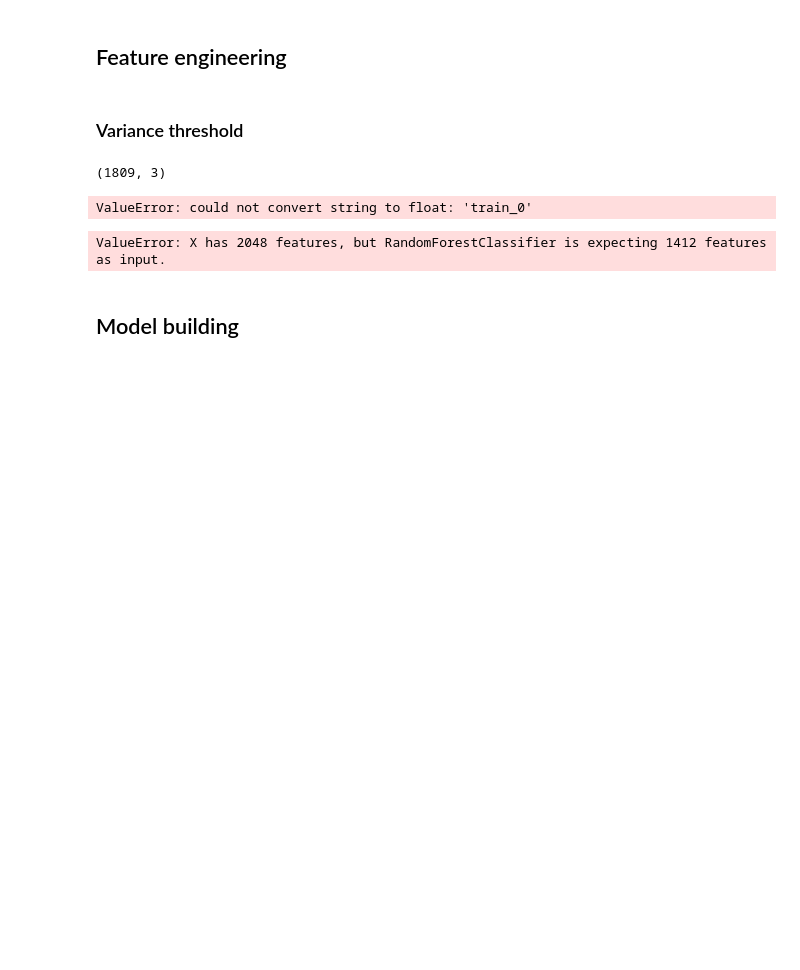
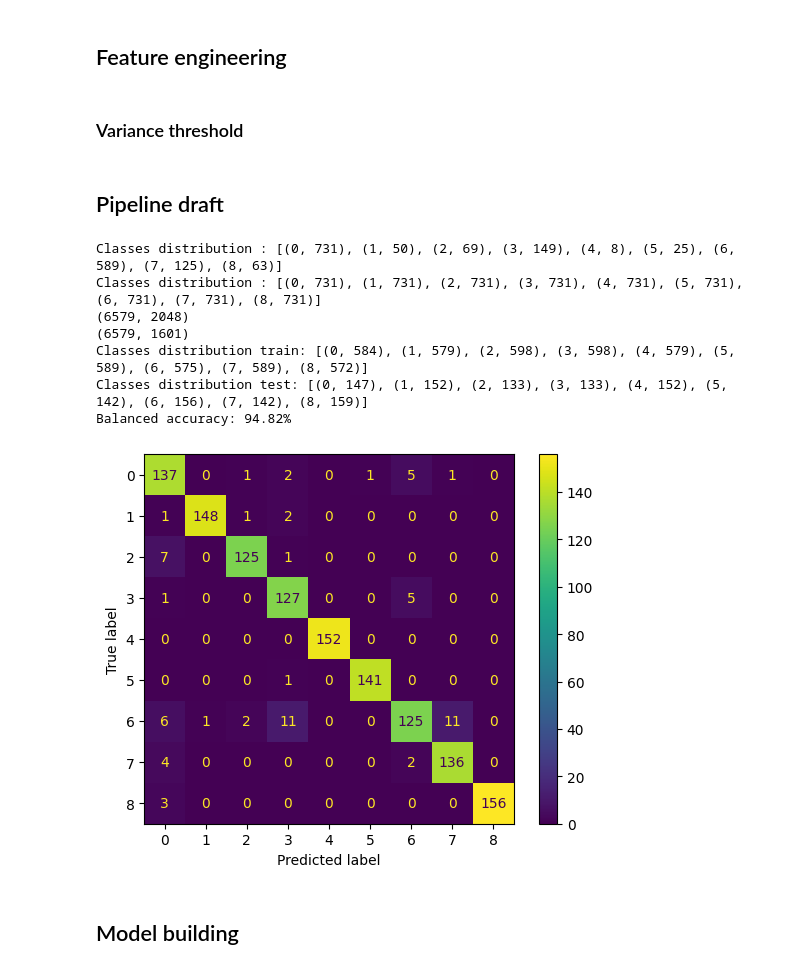
Before and after one commit to Bognanna/Molecular-Tastants, a Jupyter notebook: main.ipynb, the cells around one changed output. Saved outputs shown, nothing was run; the diff lists cells and outputs as text; code cells hidden in the pictures; blank space fills up the shorter version.

Commit message:
Created plan of pipeline

```diff
--- a/main.ipynb
+++ b/main.ipynb
@@ -221,45 +221,56 @@ plot_cm(cm_2)
 ## Feature engineering
 # %% [markdown]
 ### Variance threshold
+# %%
+from sklearn.feature_selection import VarianceThreshold
+
+def select_features(X, threshold = 0.05):
+
+    print(X.shape)
+    selector = VarianceThreshold(threshold=threshold)
+    X = selector.fit_transform(X)
+    print(X.shape)
+
+    return X
 # %%
-def train_test_split_data(X = df.smiles, y = df.taste):
-    ecfp_fp = ECFPFingerprint()
-    X = ecfp_fp.transform(X)
+def _train_test_split_data(X = df.smiles, y = df.taste):
 
     X_train, X_test, y_train, y_test = train_test_split(X, y, test_size=0.2)
     print(f'Classes distribution train: {sorted(Counter(y_train).items())}')
     print(f'Classes distribution test: {sorted(Counter(y_test).items())}')
 
     return X_train, X_test, y_train, y_test
-# %%
-## TODO Jak selekcjonować cechy, tak by pracować też na zbiorze testowym
-# czy od tego jest właśnie pipeline?
-
-from sklearn.feature_selection import VarianceThreshold
-
-print(df.shape)
-
-selector = VarianceThreshold(threshold=0.05)
-X_selected = selector.fit_transform(df)
-
-print(X_selected.shape)
-
-######
-# sme = SMOTE()
-# print(f'Classes distribution : {sorted(Counter(y_train).items())}')
-
-# X_resampled, y_resampled = sme.fit_resample(X_train, y_train)
-
-# print(f'Classes distribution : {sorted(Counter(y_resampled).items())}')
-# print(X_resampled)
-# %% [output]
-(1809, 3)
-ValueError: could not convert string to float: 'train_0'
-# %%
-cm_3 = train_model(X_selected, X_test, y_resampled, y_test)
-plot_cm(cm_3)
-# %% [output]
-ValueError: X has 2048 features, but RandomForestClassifier is expecting 1412 features as input.
+# %% [markdown]
+## Pipeline draft
+# %%
+## TODO Jak przez to wszystko przepuścić teraz test dataset (główny problem - selekcja atrybutów)?
+
+# 1) Zmień encoding
+ecfp_fp = ECFPFingerprint()
+X = ecfp_fp.transform(df.smiles)
+y = df.taste
+
+# 2) Zbalansuj klasy
+X_resampled, y_resampled = balance_classes(X, y)
+
+# 3) Wyselekcjonuj atrybuty
+X_selected = select_features(X_resampled, threshold = 0.05)
+
+# 4) Train test split
+X_train, X_test, y_train, y_test  = _train_test_split_data(X_selected, y_resampled)
+
+# 5) Train model
+cm_3 = train_model(X_train, X_test, y_train, y_test)
+plot_cm(cm_3)
+# %% [output]
+Classes distribution : [(0, 731), (1, 50), (2, 69), (3, 149), (4, 8), (5, 25), (6, 589), (7, 125), (8, 63)]
+Classes distribution : [(0, 731), (1, 731), (2, 731), (3, 731), (4, 731), (5, 731), (6, 731), (7, 731), (8, 731)]
+(6579, 2048)
+(6579, 1601)
+Classes distribution train: [(0, 584), (1, 579), (2, 598), (3, 598), (4, 579), (5, 589), (6, 575), (7, 589), (8, 572)]
+Classes distribution test: [(0, 147), (1, 152), (2, 133), (3, 133), (4, 152), (5, 142), (6, 156), (7, 142), (8, 159)]
+Balanced accuracy: 94.82%
+[figure, added]
 # %% [markdown]
 ## Model building
 # %% [markdown]
```
